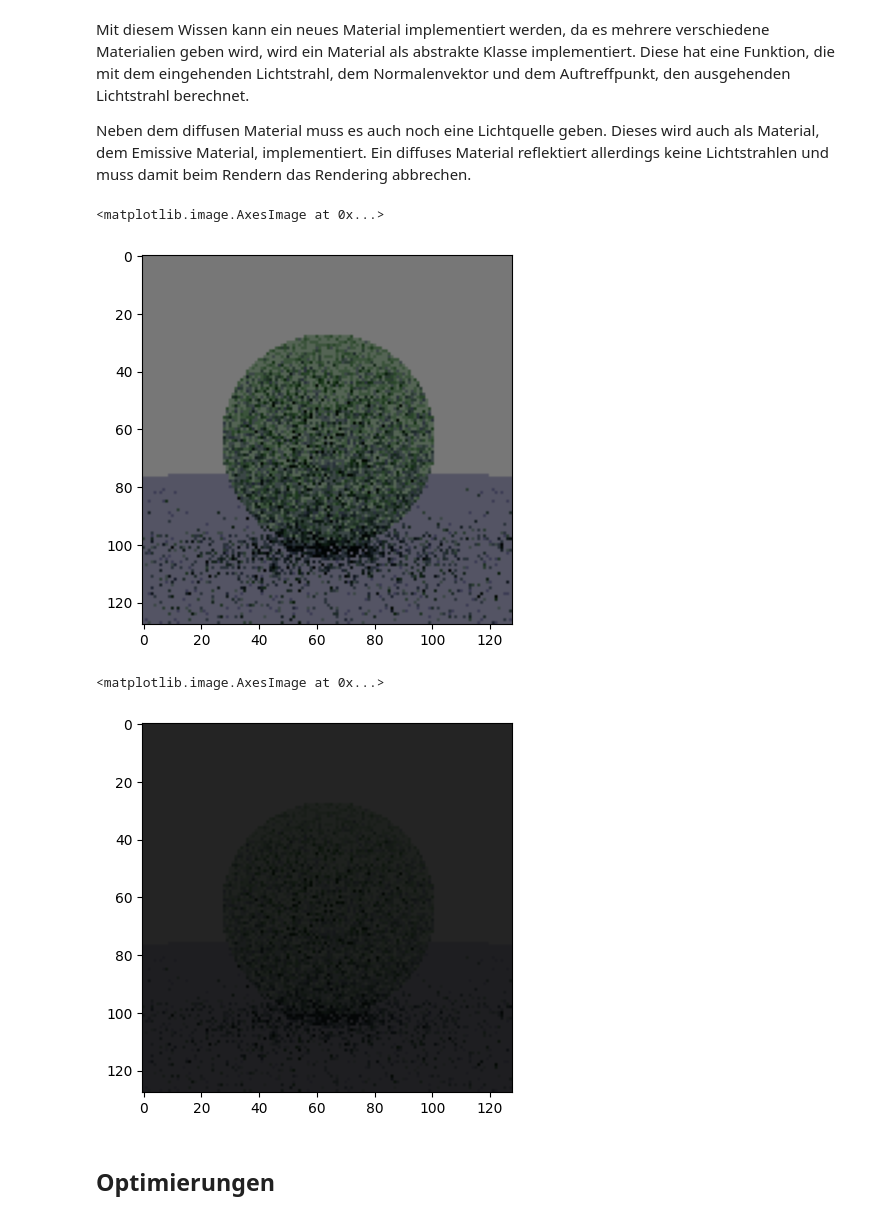
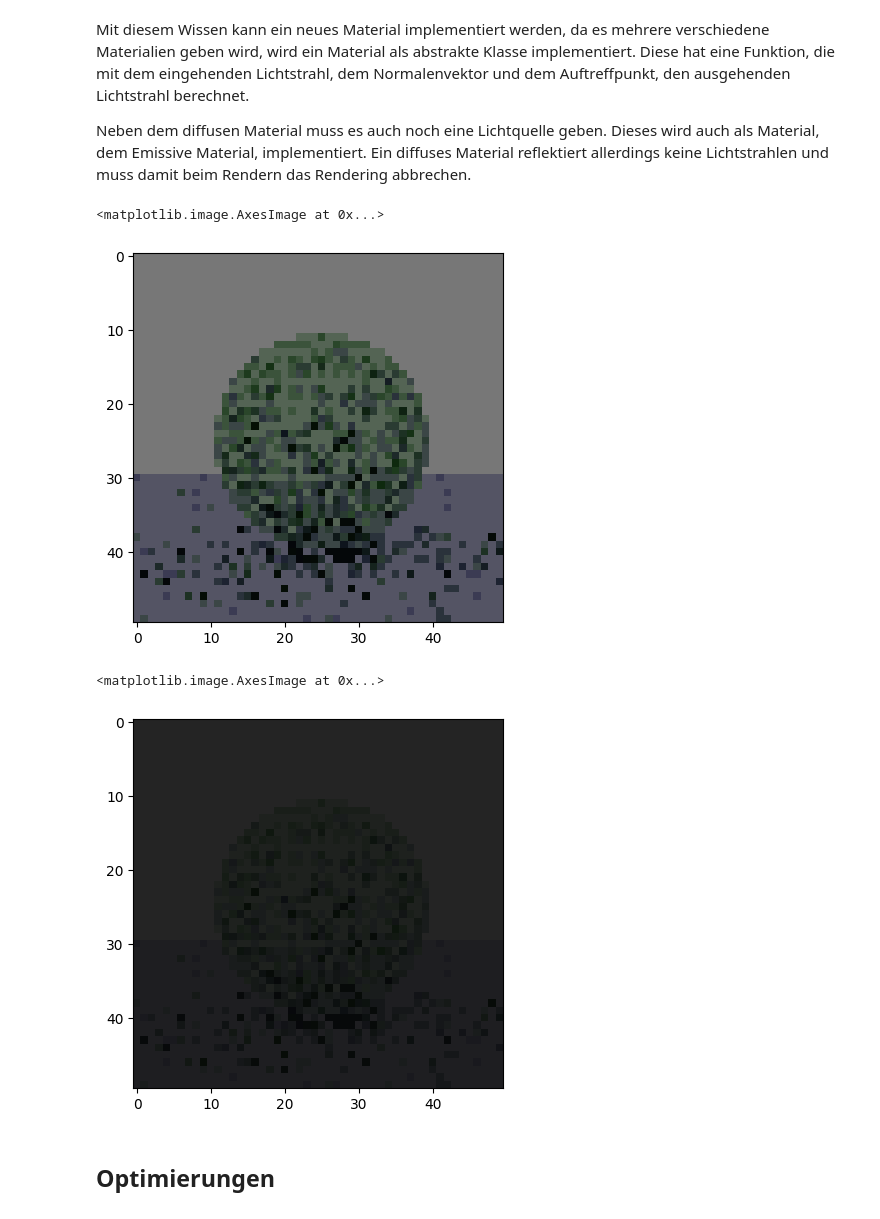
Before and after one commit to paul-pw/raytracing_python, a Jupyter notebook: ray_tracing.ipynb, the cells around one changed output. Cells and saved outputs as stored; diff of their text form; code cells hidden in the pictures.

```diff
--- a/ray_tracing.ipynb
+++ b/ray_tracing.ipynb
@@ -154,10 +154,10 @@ class Circle(Object):
             t1 = (-b + np.sqrt(delta))/(2*a)
             t2 = (-b - np.sqrt(delta))/(2*a)
             # return only the first hit and only if its > 0
-            t = list(filter(lambda x: x > 0, [t1,t2]))
-            if len(t)==0:
-                return None
-            return min(t)
+            t = min(t1, t2)
+            t = t if t>0 else max(t1,t2)
+            t = None if t<0 else t
+            return t
         return None
 
 
@@ -235,10 +235,9 @@ class Circle(Object):
             t1 = (-b + np.sqrt(delta))/(2*a)
             t2 = (-b - np.sqrt(delta))/(2*a)
             # return only the first hit and only if its > 0
-            t = list(filter(lambda x: x > 0, [t1, t2]))
-            if len(t) == 0:
-                return None
-            return (min(t), self.material)
+            t = min(t1, t2)
+            t = t if t > 0 else max(t1, t2)
+            return None if t < 0 else (t, self.material)
         return None
 # %% [markdown]
 Mit der Einführung von Materialien muss auch die Rendering Funktion angepasst werden.
@@ -306,13 +305,10 @@ class Circle(Object):
             t1 = (-b + np.sqrt(delta))/(2*a)
             t2 = (-b - np.sqrt(delta))/(2*a)
             # return only the first hit and only if its > 0
-            tAll = list(filter(lambda x: x > 0, [t1, t2]))
-            if len(tAll) == 0:
-                return None
-            t = min(tAll)
-            # calculate the normal vector
+            t = min(t1, t2)
+            t = t if t > 0 else max(t1, t2)
             normal = normalizeVector(ray.at(t) - self.center)
-            return ObjHit(t, self.material, normal)
+            return None if t <= 0 else ObjHit(t, self.material, normal)
         return None
 # %% [markdown]
 Ein einfaches Material ist ein Diffuses Material.
@@ -375,48 +371,49 @@ class Emissive(Material):
         color = inRay.color * self.color
         return Ray(location, direction, color)
 # %%
-camera = Camera(ImageSize(128, 128))
+camera = Camera(ImageSize(50, 50))
+c = Circle(np.array([50, 0, 0]), 10, Diffuse([0.5, 0.7, 0.5]))
 objects: list[Object] = [Circle(np.array([50, 0, 0]), 10, Diffuse([0.5, 0.7, 0.5])),
                          Circle(np.array([0, 5000, 0]),
                                 4990, Diffuse([0.5, 0.5, 0.7])),
                          Circle(np.array([0, 0, 0]), 5000, Emissive([5, 5, 5]))]
 
 def render(camera: Camera, objects: list[Object]):
     img = np.zeros((camera.imageSize.width, camera.imageSize.height, 3))
     for x in range(camera.imageSize.width):
         for y in range(camera.imageSize.height):
             ray = camera._getRay(x, y)
-            for i in range(10):
+            for i in range(7):
                 hits = []
                 for obj in objects:
                     hit = obj.hit(ray)
                     if hit is not None:
                         hits.append(hit)
                 if len(hits) == 0:
                     img[x, y] = [0, 0, 0]
                     break
                 criticalHit = min(hits, key=lambda hit: hit[0])
                 point = ray.at(criticalHit.t)
                 ray = criticalHit.material.outRay(ray, criticalHit.normal, point)
                 if all(map(lambda x: x==0, ray.direction)):
                     break
             img[x, y] = ray.color
     return img
 
 img = render(camera,objects)
 img = img/50
 img = np.sqrt(img*2.2) # Gamma 2.2
 plt.imshow(img)
 # %% [output]
 <matplotlib.image.AxesImage at 0x...>
-[figure, old version]
+[figure, new version]
 # %%
 n = img/50
 n = np.sqrt(n*2.2)
 plt.imshow(n)
 # %% [output]
 <matplotlib.image.AxesImage at 0x...>
-[figure, old version]
+[figure, new version]
 # %% [markdown]
 ## Optimierungen
 # %%
```
Also changed, not shown: parts of 5 cells of this notebook.
